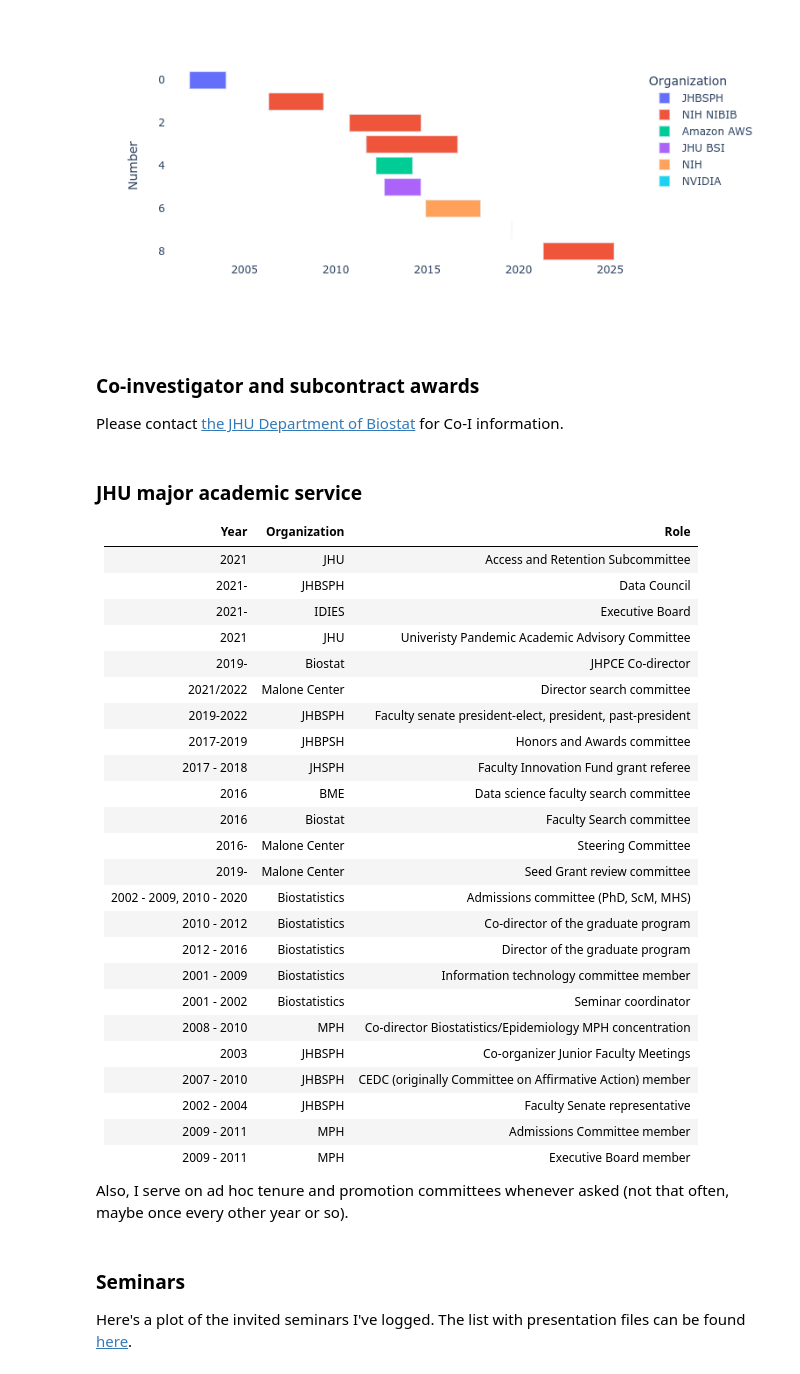
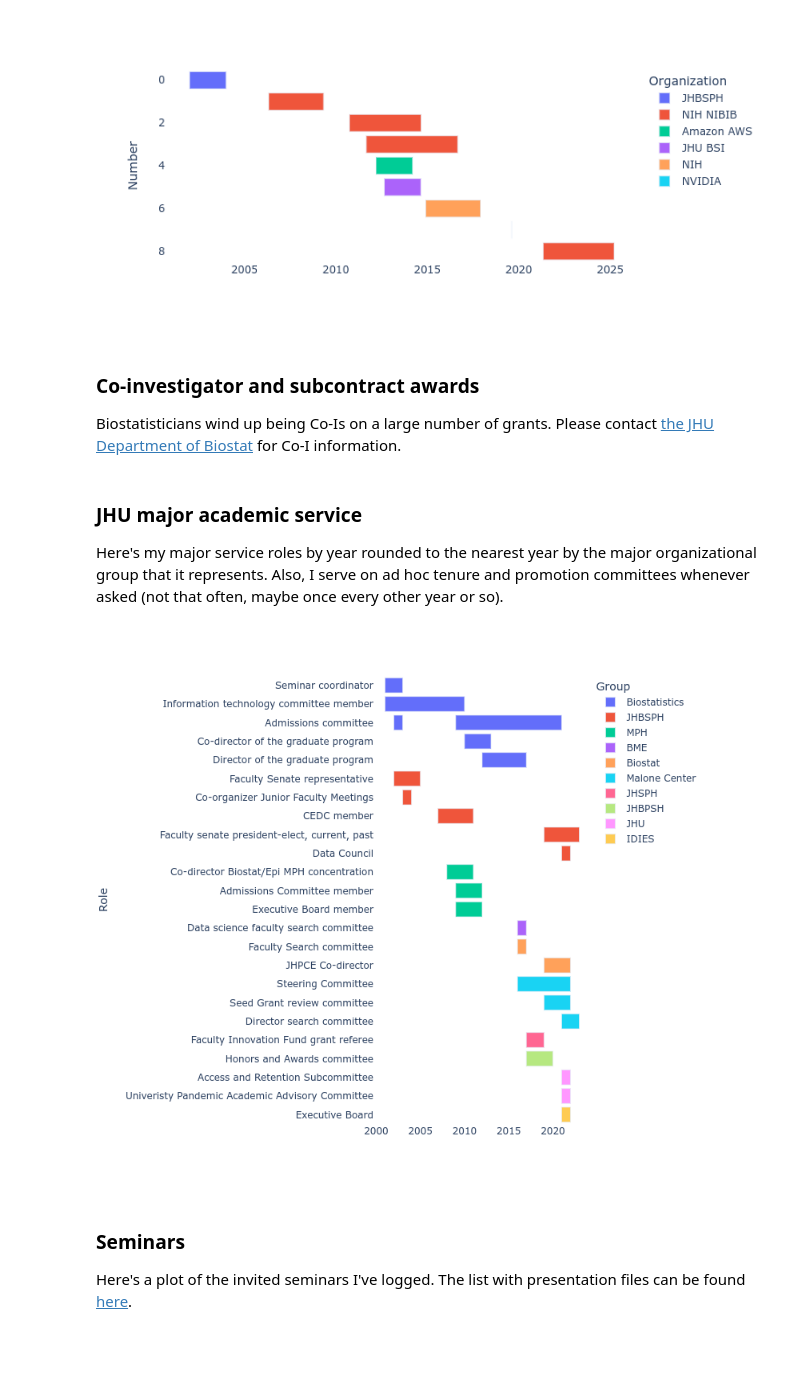
Before and after one commit to bcaffo/cv, a Jupyter notebook: cvJupyter.ipynb, the cells around one changed output. Drawn from its saved outputs; the diff is of its cells as text; code cells hidden in the pictures; blank space fills up the shorter version.

```diff
--- a/cvJupyter.ipynb
+++ b/cvJupyter.ipynb
@@ -354,37 +349,29 @@ fig.show()
 [figure]
 # %% [markdown]
 ### Co-investigator and subcontract awards
-Please contact [the JHU Department of Biostat](https://publichealth.jhu.edu/departments/biostatistics) for Co-I information.
+Biostatisticians wind up being Co-Is on a large number of grants. Please contact [the JHU Department of Biostat](https://publichealth.jhu.edu/departments/biostatistics) for Co-I information.
 # %% [markdown]
 ### JHU major academic service
-| Year          | Organization  | Role |
-| :---          | :---          | :--- |
-| 2021          | JHU           | Access and Retention Subcommittee |
-| 2021-         | JHBSPH        | Data Council  |
-| 2021-         | IDIES         | Executive Board |
-| 2021          | JHU           | Univeristy Pandemic Academic Advisory Committee |
-| 2019-         | Biostat       | JHPCE Co-director |
-| 2021/2022     | Malone Center | Director search committee |
-| 2019-2022     | JHBSPH        | Faculty senate president-elect, president, past-president |
-| 2017-2019     | JHBPSH        | Honors and Awards committee |
-| 2017 - 2018   | JHSPH         | Faculty Innovation Fund grant referee |
-| 2016          | BME           | Data science faculty search committee |
-| 2016          | Biostat       | Faculty Search committee |
-| 2016-         | Malone Center | Steering Committee |
-| 2019-         | Malone Center | Seed Grant review committee |
-| 2002 - 2009, 2010 - 2020 | Biostatistics | Admissions committee (PhD, ScM, MHS) |
-| 2010 - 2012   | Biostatistics | Co-director of the graduate program |
-| 2012 - 2016   | Biostatistics | Director of the graduate program |
-| 2001 - 2009   | Biostatistics | Information technology committee member |
-| 2001 - 2002   | Biostatistics | Seminar coordinator |
-| 2008 - 2010   | MPH           | Co-director Biostatistics/Epidemiology MPH concentration |
-| 2003          | JHBSPH        | Co-organizer Junior Faculty Meetings |
-| 2007 - 2010   | JHBSPH        | CEDC (originally Committee on Affirmative Action) member |
-| 2002 - 2004   | JHBSPH        | Faculty Senate representative |
-| 2009 - 2011   | MPH           | Admissions Committee member |
-| 2009 -  2011  | MPH           | Executive Board member |
-
-Also, I serve on ad hoc tenure and promotion committees whenever asked (not that often, maybe once every other year or so).
+Here's my major service roles by year rounded to the nearest year by the major organizational group that it represents. Also, I serve on ad hoc tenure and promotion committees whenever asked (not that often, maybe once every other year or so).
+# %%
+service = pd.read_csv("service.txt", delimiter="|").drop(['Unnamed: 0', 'Unnamed: 5'], axis = 1)
+service['Start'] = pd.to_datetime("01/01/"+service['Start'].astype(str))
+service['End'] = pd.to_datetime("12/31/"+service['End'].astype(str))
+service = service.sort_values(by = ['Start', 'End'])
+
+
+fig = px.timeline(service, x_start="Start", x_end="End", y="Role", color="Group",
+                 hover_data = ['Role', 'Group'],
+                 height = 600)
+fig.update_yaxes(autorange="reversed")
+
+fig = fig.update_layout({
+    'plot_bgcolor' : 'rgba(0, 0, 0, 0)',
+    'paper_bgcolor' : 'rgba(0, 0, 0, 0)'})
+
+fig.show()
+# %% [output]
+[figure, added]
 # %% [markdown]
 ### Seminars
 Here's a plot of the invited seminars I've logged. The list with presentation files can be found
```
Also changed, not shown: parts of 8 cells of this notebook, 4 other files.
